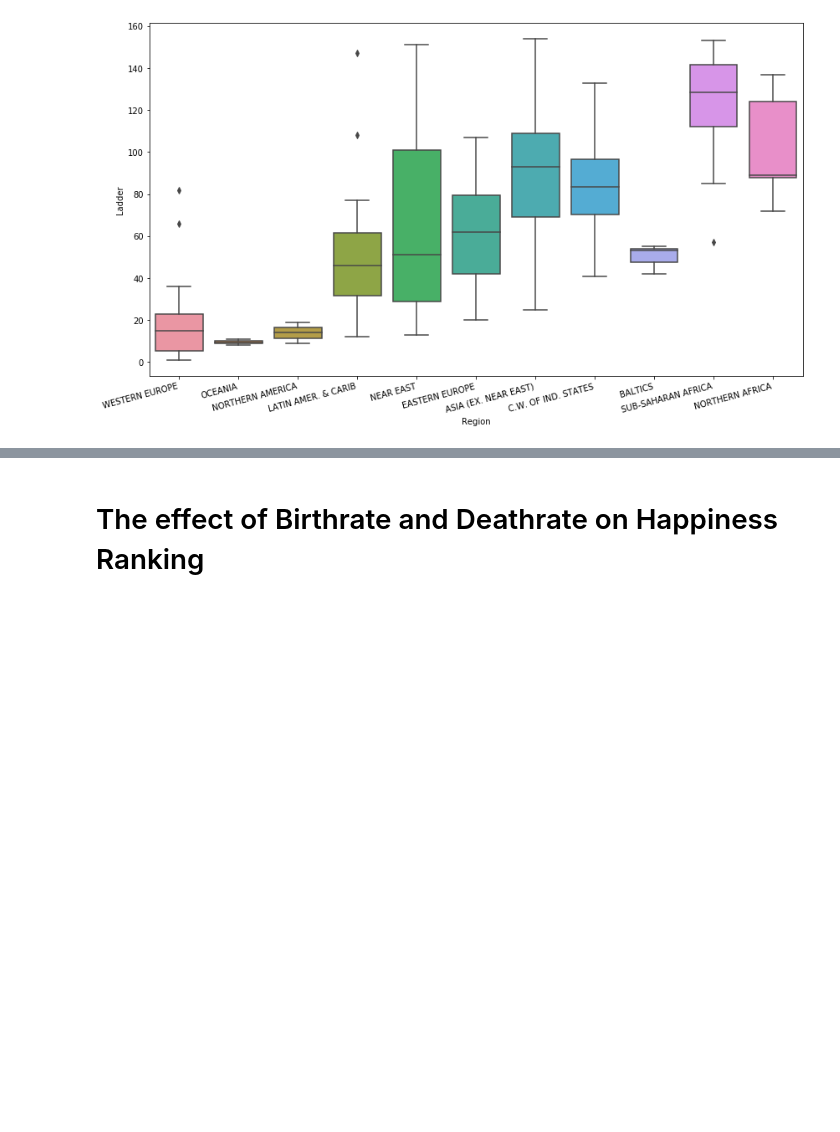
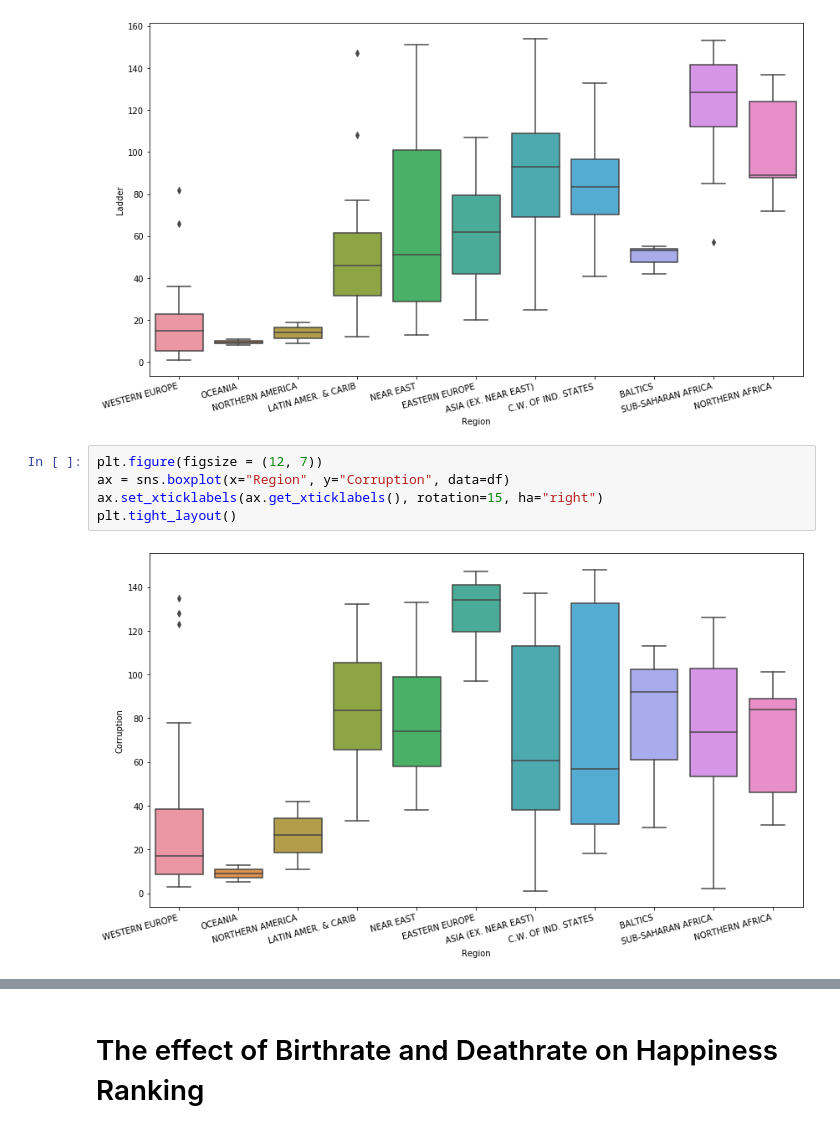
Before and after one commit to danielchen115/world-happiness-2019-eda, a Jupyter notebook: world_happiness.ipynb, the cells around one changed output, grey strips where cells are left out. Drawn from its saved outputs; the diff is of its cells as text; blank space fills up the shorter version.

Commit message:
add freedom/corruption - region scatter

```diff
--- a/world_happiness.ipynb
+++ b/world_happiness.ipynb
@@ -71,3 +73,10 @@ ax.set_xticklabels(ax.get_xticklabels(), rotation=15, ha="right")
 plt.tight_layout()
 # %% [output]
 [figure]
+# %%
+plt.figure(figsize = (12, 7))
+ax = sns.boxplot(x="Region", y="Corruption", data=df)
+ax.set_xticklabels(ax.get_xticklabels(), rotation=15, ha="right")
+plt.tight_layout()
+# %% [output]
+[figure, added]
```
Also changed, not shown: parts of 2 cells of this notebook.
